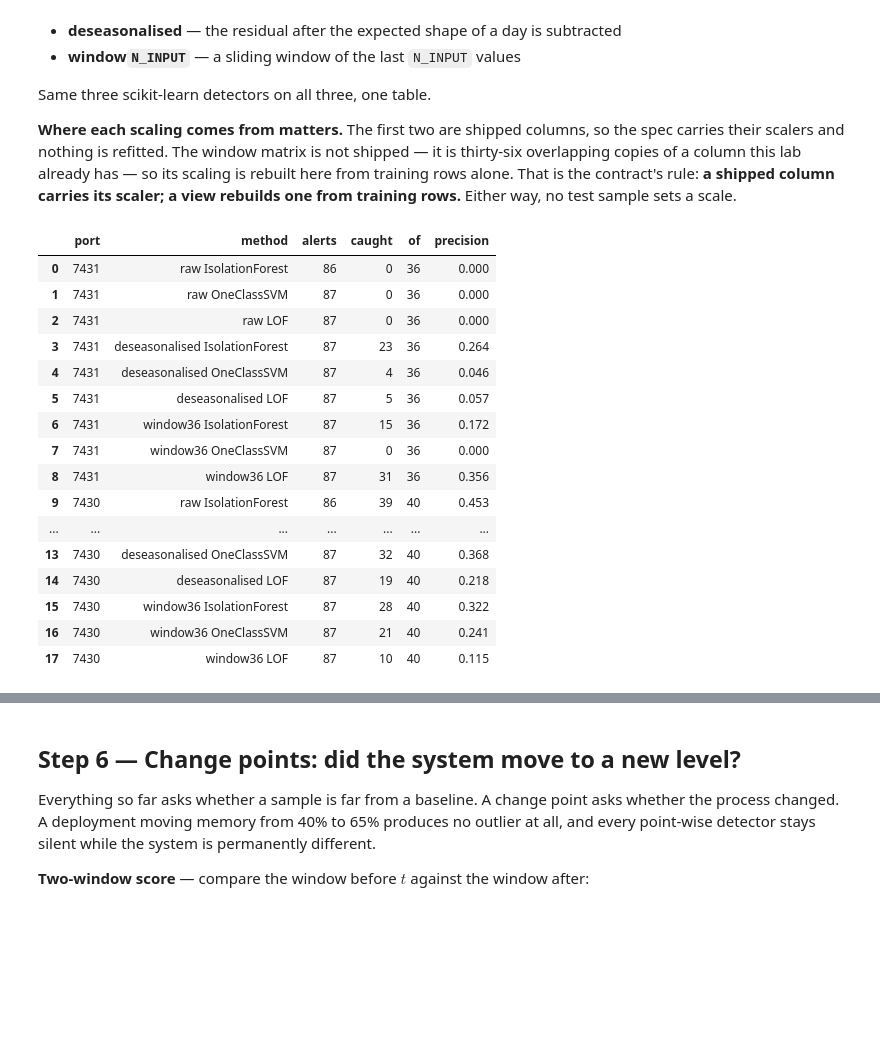
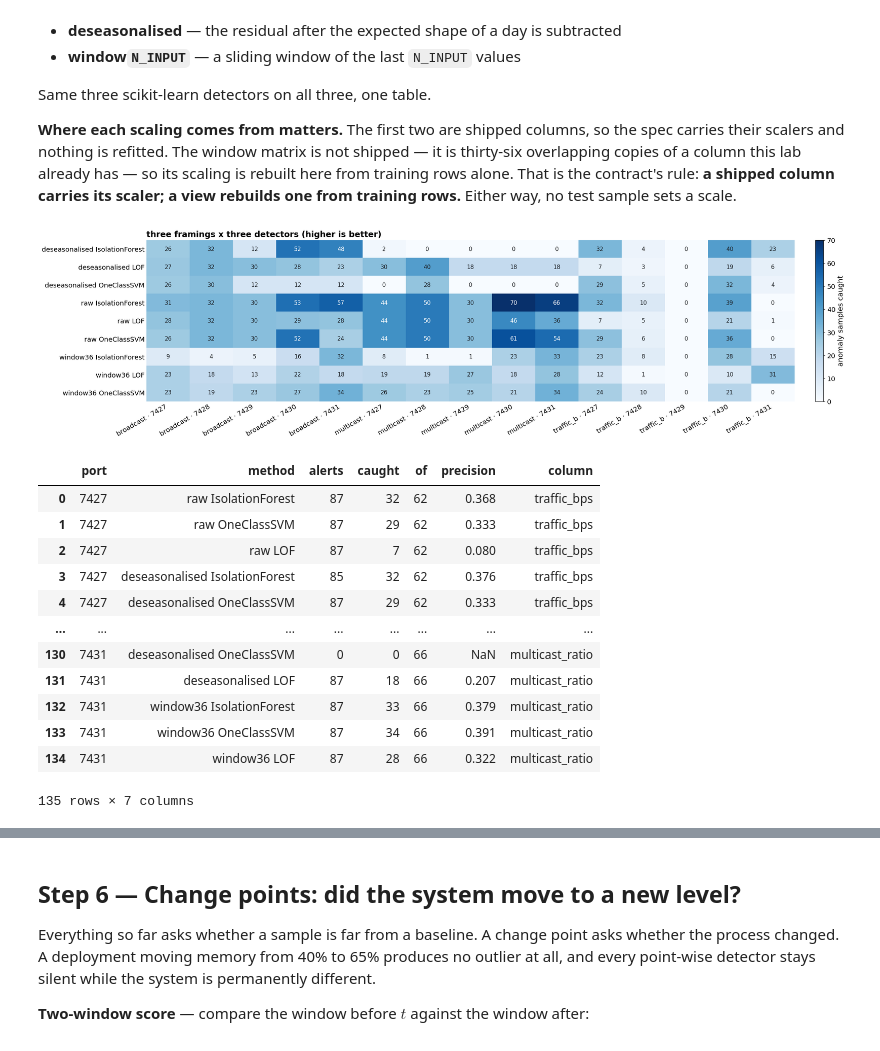
Before and after one commit to kevin880987/aiops-anomaly-zero-to-hero, a Jupyter notebook: labs/workshop/02.ipynb, the cells around one changed output, grey strips where cells are left out. Saved outputs shown, nothing was run; the diff lists cells and outputs as text; code cells hidden in the pictures; blank space fills up the shorter version.

```diff
--- a/labs/workshop/02.ipynb
+++ b/labs/workshop/02.ipynb
@@ -132,9 +132,9 @@ anomaly, a nightly bulk transfer at the level of an ordinary weekday afternoon,
 carries an **absolute** one, a daytime surge. They diverge from Step 5 onward.
 # %%
 # ---- from the spec: measured in Lab 01, not re-chosen here -----------------------------
-PORTS = SPEC["representations"]["model_ports"]
-COLUMNS = [SPEC["representations"]["model_column"]]
-ANOMALY_TYPES = SPEC["representations"]["model_events"]
+PORTS = SPEC["data_contract"]["ports"]
+COLUMNS = SPEC["representations"]["columns"]
+ANOMALY_TYPES = SPEC["representations"]["anomaly_types"]
 TRAIN_FRAC = SPEC["representations"]["train_frac"]
 N_INPUT = SPEC["representations"]["sliding_window_samples"]
 THRESHOLD = SPEC["baseline"]["threshold"]
@@ -144,7 +144,7 @@ CAP = SPEC["baseline"]["score_cap"]
 BUDGET = 0.99          # alert on the top 1% of any score, so methods on different scales compare
 # ----------------------------------------------------------------------------------------
 
-print(f"ports {[p[-4:] for p in PORTS]} on {COLUMNS[0]} | train {TRAIN_FRAC:.0%} | "
+print(f"{len(PORTS)} ports x {len(COLUMNS)} columns | train {TRAIN_FRAC:.0%} | "
       f"sliding window {N_INPUT} ({N_INPUT * CADENCE / 3600:.0f} h) | "
       f"cutoff {THRESHOLD:g} | budget {BUDGET}")
 print(f"targets: {', '.join(ANOMALY_TYPES)}")
@@ -292,55 +321,58 @@ def fit_models(train, full, seed=0):
     }
 
 
 def framings(g, port, col=None, n_input=None, train_frac=None):
     """{name: (X, split, pad)} for the three representations Lab 01 defined."""
     col = COLUMNS[0] if col is None else col
     n_input = N_INPUT if n_input is None else n_input
     train_frac = TRAIN_FRAC if train_frac is None else train_frac
     k = int(train_frac * len(g))
 
     W = sliding_windows(g["value"], n_input=n_input)
     kw = int(train_frac * len(W))
     scale = W[:kw].std(axis=0)
     Xw = (W - W[:kw].mean(axis=0)) / np.where(scale == 0, 1.0, scale)
 
     return {
         "raw": (scaled(g["value"], port=port, col=col).reshape(-1, 1), k, 0),
         "deseasonalised": (scaled(g["resid"], port=port, col=f"resid_{col}").reshape(-1, 1), k, 0),
         f"window{n_input}": (Xw, kw, n_input - 1),
     }
 
 
 rows, scores = [], {}
-for port in PORTS:
-    g = series_of(port=port, col=COLUMNS[0], data=df)
-    for name, (X, k, pad) in framings(g, port=port, col=COLUMNS[0],
+for port, column in [(p, c) for c in COLUMNS for p in PORTS]:
+    g = series_of(port=port, col=column, data=df)
+    for name, (X, k, pad) in framings(g, port=port, col=column,
                                       n_input=N_INPUT, train_frac=TRAIN_FRAC).items():
         fitted = fit_models(X[:k], X)
         # a window's score belongs to the sample it ends on, so pad the leading samples
         fitted = {m: np.concatenate([np.full(pad, np.nan), s]) for m, s in fitted.items()}
-        scores[port, name] = fitted
+        scores[port, column, name] = fitted
         for model, s in fitted.items():
-            rows.append(evaluate(name=f"{name} {model}", port=port, score=s,
-                                 target=g["target"], budget=BUDGET))
+            r = evaluate(name=f"{name} {model}", port=port, score=s,
+                         target=g["target"], budget=BUDGET)
+            rows.append({**r, "column": column})
 
-pd.DataFrame(rows)
+framing_table = pd.DataFrame(rows)
+grid = framing_table.pivot_table(index="method", columns=["column", "port"], values="caught")
+grid.columns = [f"{c[:9]} · {p}" for c, p in grid.columns]
+heatmap(grid, fmt="{:.0f}", cbar_label="anomaly samples caught",
+        title="three framings x three detectors (higher is better)")
+framing_table
 # %% [output]
+[figure, added]
-|  | port | method | alerts | caught | of | precision |
-| 0 | 7431 | raw IsolationForest | 86 | 0 | 36 | 0.000 |
-| 1 | 7431 | raw OneClassSVM | 87 | 0 | 36 | 0.000 |
-| 2 | 7431 | raw LOF | 87 | 0 | 36 | 0.000 |
-| 3 | 7431 | deseasonalised IsolationForest | 87 | 23 | 36 | 0.264 |
-| 4 | 7431 | deseasonalised OneClassSVM | 87 | 4 | 36 | 0.046 |
-| 5 | 7431 | deseasonalised LOF | 87 | 5 | 36 | 0.057 |
-| 6 | 7431 | window36 IsolationForest | 87 | 15 | 36 | 0.172 |
-| 7 | 7431 | window36 OneClassSVM | 87 | 0 | 36 | 0.000 |
-| 8 | 7431 | window36 LOF | 87 | 31 | 36 | 0.356 |
-| 9 | 7430 | raw IsolationForest | 86 | 39 | 40 | 0.453 |
-| ... | ... | ... | ... | ... | ... | ... |
-| 13 | 7430 | deseasonalised OneClassSVM | 87 | 32 | 40 | 0.368 |
-| 14 | 7430 | deseasonalised LOF | 87 | 19 | 40 | 0.218 |
-| 15 | 7430 | window36 IsolationForest | 87 | 28 | 40 | 0.322 |
-| 16 | 7430 | window36 OneClassSVM | 87 | 21 | 40 | 0.241 |
-| 17 | 7430 | window36 LOF | 87 | 10 | 40 | 0.115 |
+|  | port | method | alerts | caught | of | precision | column |
+| 0 | 7427 | raw IsolationForest | 87 | 32 | 62 | 0.368 | traffic_bps |
+| 1 | 7427 | raw OneClassSVM | 87 | 29 | 62 | 0.333 | traffic_bps |
+| 2 | 7427 | raw LOF | 87 | 7 | 62 | 0.080 | traffic_bps |
+| 3 | 7427 | deseasonalised IsolationForest | 85 | 32 | 62 | 0.376 | traffic_bps |
+| 4 | 7427 | deseasonalised OneClassSVM | 87 | 29 | 62 | 0.333 | traffic_bps |
+| ... | ... | ... | ... | ... | ... | ... | ... |
+| 130 | 7431 | deseasonalised OneClassSVM | 0 | 0 | 66 | NaN | multicast_ratio |
+| 131 | 7431 | deseasonalised LOF | 87 | 18 | 66 | 0.207 | multicast_ratio |
+| 132 | 7431 | window36 IsolationForest | 87 | 33 | 66 | 0.379 | multicast_ratio |
+| 133 | 7431 | window36 OneClassSVM | 87 | 34 | 66 | 0.391 | multicast_ratio |
+| 134 | 7431 | window36 LOF | 87 | 28 | 66 | 0.322 | multicast_ratio |
+135 rows × 7 columns
 # %%
```
Also changed, not shown: parts of 14 cells of this notebook, 1 other file.
